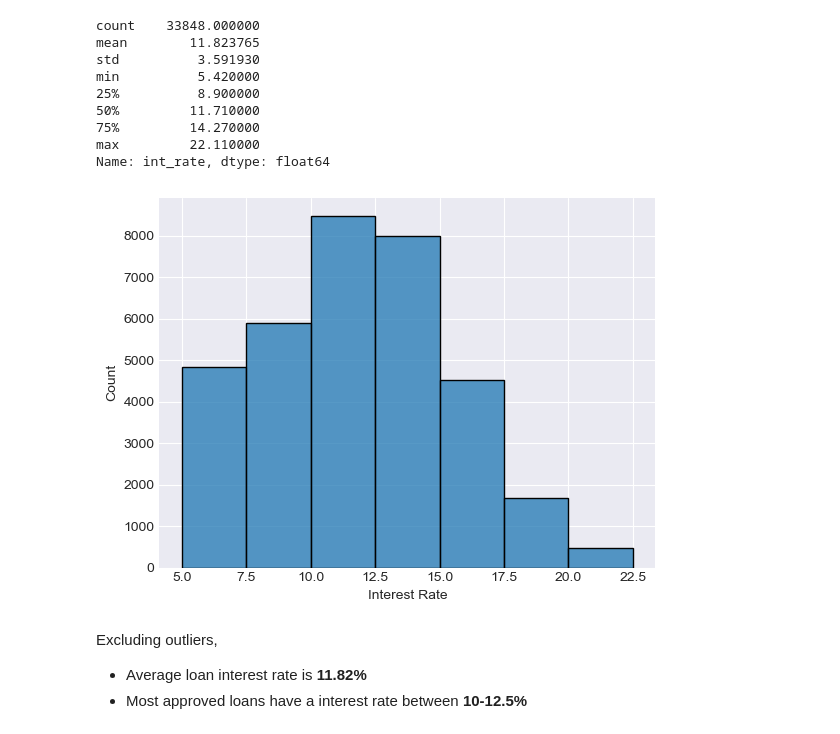
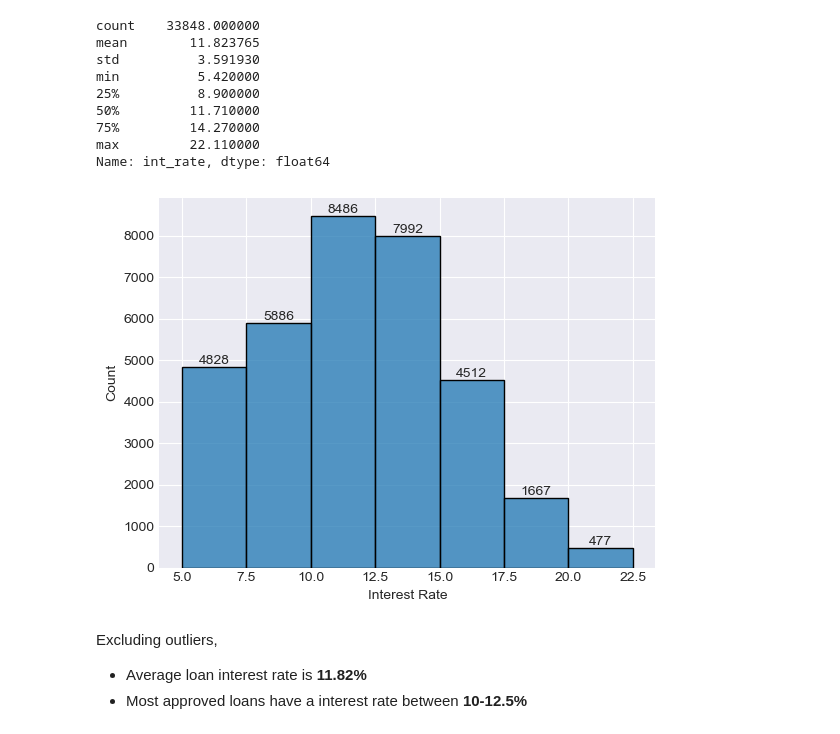
Before and after one commit to cyberpirate92/lending-club-case-study, a Jupyter notebook: Lending Club Case Study.ipynb, the cells around one changed output. Cells and saved outputs as stored; diff of their text form; code cells hidden in the pictures.

```diff
--- a/Lending Club Case Study.ipynb
+++ b/Lending Club Case Study.ipynb
@@ -740,12 +742,13 @@ min          5.420000
 max         22.110000
 Name: int_rate, dtype: float64
 # %%
-sns.histplot(data=loan_data, x='int_rate', bins=np.linspace(5, 22.5, 8))
+bar_ax = sns.histplot(data=loan_data, x='int_rate', bins=np.linspace(5, 22.5, 8))
+bar_ax.bar_label(bar_ax.containers[0])
 plt.xlabel('Interest Rate')
 plt.ylabel('Count')
 plt.show()
 # %% [output]
-[figure, old version]
+[figure, new version]
 # %% [markdown]
 Excluding outliers,
 - Average loan interest rate is __11.82%__
```
Also changed, not shown: parts of 78 cells of this notebook.
